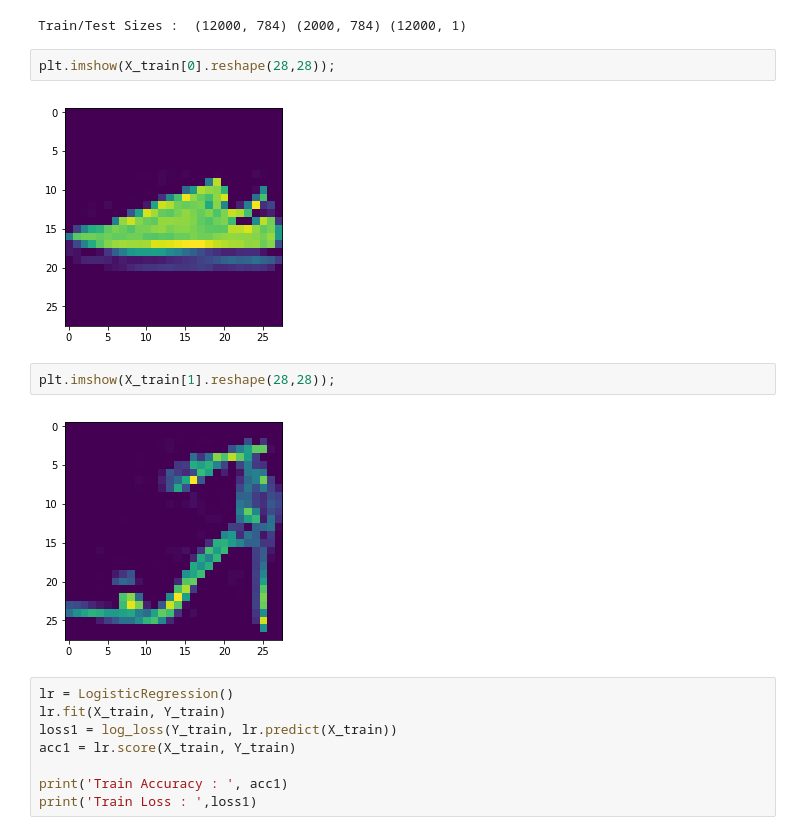
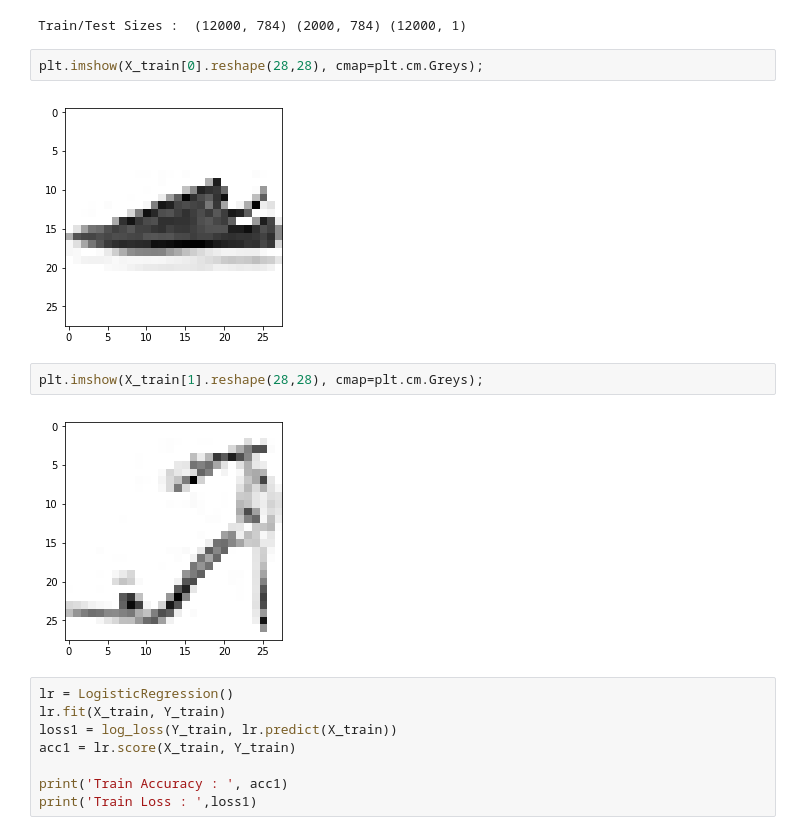
Before and after one commit to sunny2309/projects, a Jupyter notebook: digits_sneakers_sandals/digits-sneakers-sandals-notebook.ipynb, the cells around one changed output. Cells and saved outputs as stored; diff of their text form.

```diff
--- a/digits_sneakers_sandals/digits-sneakers-sandals-notebook.ipynb
+++ b/digits_sneakers_sandals/digits-sneakers-sandals-notebook.ipynb
@@ -209,13 +209,13 @@ print('Train/Test Sizes : ',X_train.shape, X_test.shape, Y_train.shape)
 # %% [output]
 Train/Test Sizes :  (12000, 784) (2000, 784) (12000, 1)
 # %%
-plt.imshow(X_train[0].reshape(28,28));
+plt.imshow(X_train[0].reshape(28,28), cmap=plt.cm.Greys);
 # %% [output]
-[figure, old version]
+[figure, new version]
 # %%
-plt.imshow(X_train[1].reshape(28,28));
+plt.imshow(X_train[1].reshape(28,28), cmap=plt.cm.Greys);
 # %% [output]
-[figure, old version]
+[figure, new version]
 # %%
 lr = LogisticRegression()
 lr.fit(X_train, Y_train)
```
Also changed, not shown: parts of 35 cells of this notebook, 33 other files.
